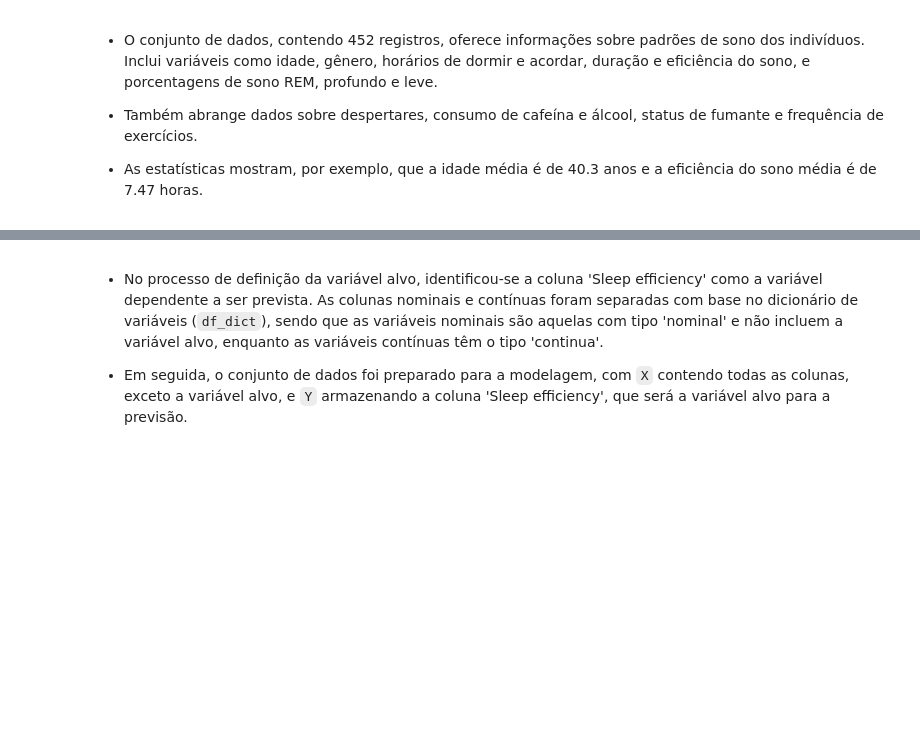
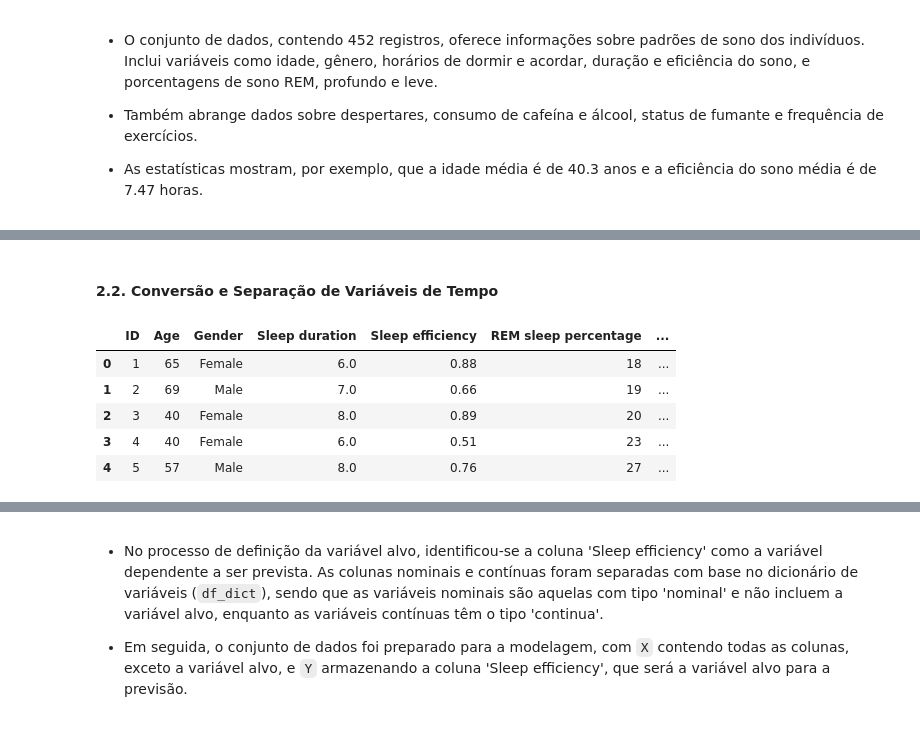
Before and after one commit to KesavaS2/Kesava_Menezes, a Jupyter notebook: notebooks/ 02-comparative_analysis.ipynb, the cells around one changed output, grey strips where cells are left out. Drawn from its saved outputs; the diff is of its cells as text; code cells hidden in the pictures; blank space fills up the shorter version.

```diff
--- a/notebooks/ 02-comparative_analysis.ipynb
+++ b/notebooks/ 02-comparative_analysis.ipynb
@@ -194,0 +233,26 @@ df.describe(include='all')
+# %% [markdown]
+#### 2.2. Conversão e Separação de Variáveis de Tempo
+# %%
+# Transformação De Variaveis Temporais
+
+df['Bedtime'] = pd.to_datetime(df['Bedtime'])
+df['Wakeup time'] = pd.to_datetime(df['Wakeup time'])
+
+# Separando em data e hora para 'Bedtime'
+df['bedtime_date'] = df['Bedtime'].dt.date
+df['bedtime_hour'] = df['Bedtime'].dt.time
+
+# Separarando em data e hora para 'Wakeup time'
+df['wakeup_date'] = df['Wakeup time'].dt.date
+df['wakeup_hour'] = df['Wakeup time'].dt.time
+
+df = df.drop(columns=['Bedtime', 'Wakeup time'])
+
+display(df.head())
+# %% [output]
+|  | ID | Age | Gender | Sleep duration | Sleep efficiency | REM sleep percentage | ... |
+| 0 | 1 | 65 | Female | 6.0 | 0.88 | 18 | ... |
+| 1 | 2 | 69 | Male | 7.0 | 0.66 | 19 | ... |
+| 2 | 3 | 40 | Female | 8.0 | 0.89 | 20 | ... |
+| 3 | 4 | 40 | Female | 6.0 | 0.51 | 23 | ... |
+| 4 | 5 | 57 | Male | 8.0 | 0.76 | 27 | ... |
```
Also changed, not shown: parts of 19 cells of this notebook.
